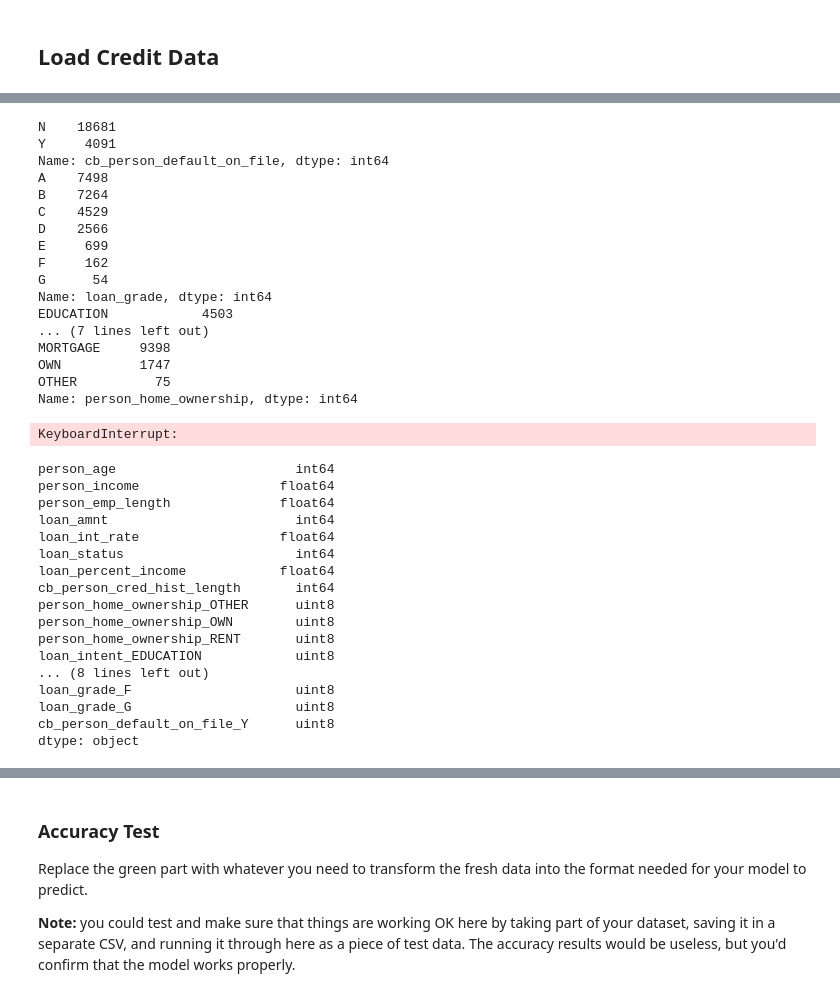
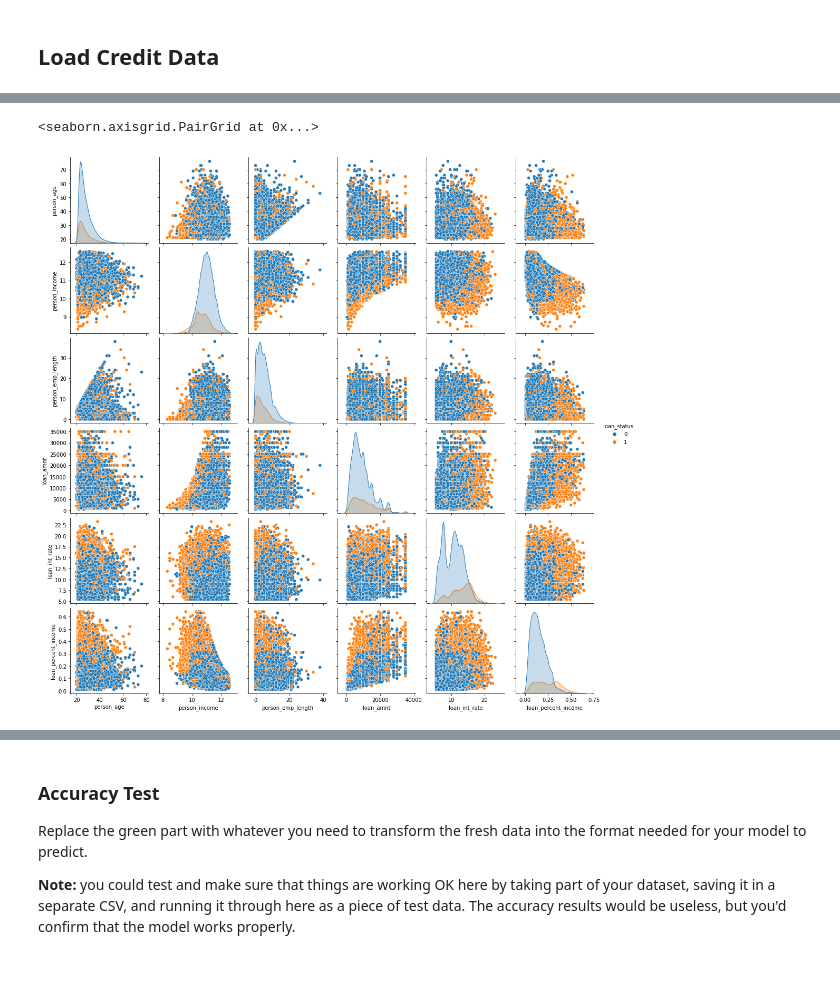
Before and after one commit to shaunmcgregor/BSIP_Assignment_4_Students, a Jupyter notebook: asn4_start.ipynb, the cells around one changed output, grey strips where cells are left out. Saved outputs shown, nothing was run; the diff lists cells and outputs as text; code cells hidden in the pictures; blank space fills up the shorter version.

```diff
--- a/asn4_start.ipynb
+++ b/asn4_start.ipynb
@@ -158,48 +182,5 @@ for column in feats:
-# %%
-print(df["cb_person_default_on_file"].value_counts())
-print(df["loan_grade"].value_counts())
-print(df["loan_intent"].value_counts())
-print(df["person_home_ownership"].value_counts())
-# %% [output]
-N    18681
-Y     4091
-Name: cb_person_default_on_file, dtype: int64
-A    7498
-B    7264
-C    4529
-D    2566
-E     699
-F     162
-G      54
-Name: loan_grade, dtype: int64
-EDUCATION            4503
-... (7 lines left out)
-MORTGAGE     9398
-OWN          1747
-OTHER          75
-Name: person_home_ownership, dtype: int64
 # %%
-sns.pairplot(df)
+sns.pairplot(df, hue="loan_status")
 # %% [output]
-KeyboardInterrupt:
+<seaborn.axisgrid.PairGrid at 0x...>
+[figure, added]
-# %%
-#box plots
-df.dt
-# %% [output]
-person_age                       int64
-person_income                  float64
-person_emp_length              float64
-loan_amnt                        int64
-loan_int_rate                  float64
-loan_status                      int64
-loan_percent_income            float64
-cb_person_cred_hist_length       int64
-person_home_ownership_OTHER      uint8
-person_home_ownership_OWN        uint8
-person_home_ownership_RENT       uint8
-loan_intent_EDUCATION            uint8
-... (8 lines left out)
-loan_grade_F                     uint8
-loan_grade_G                     uint8
-cb_person_default_on_file_Y      uint8
-dtype: object
```
Also changed, not shown: parts of 15 cells of this notebook.
